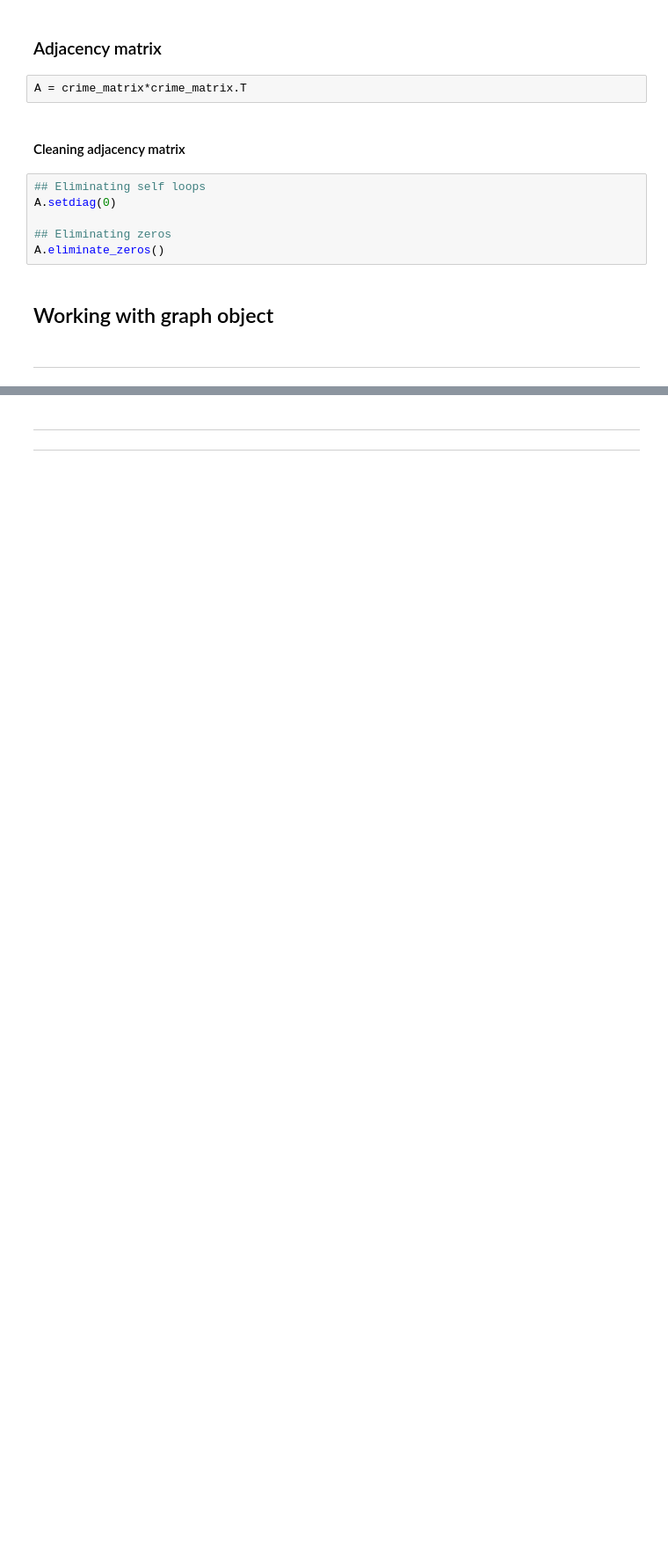
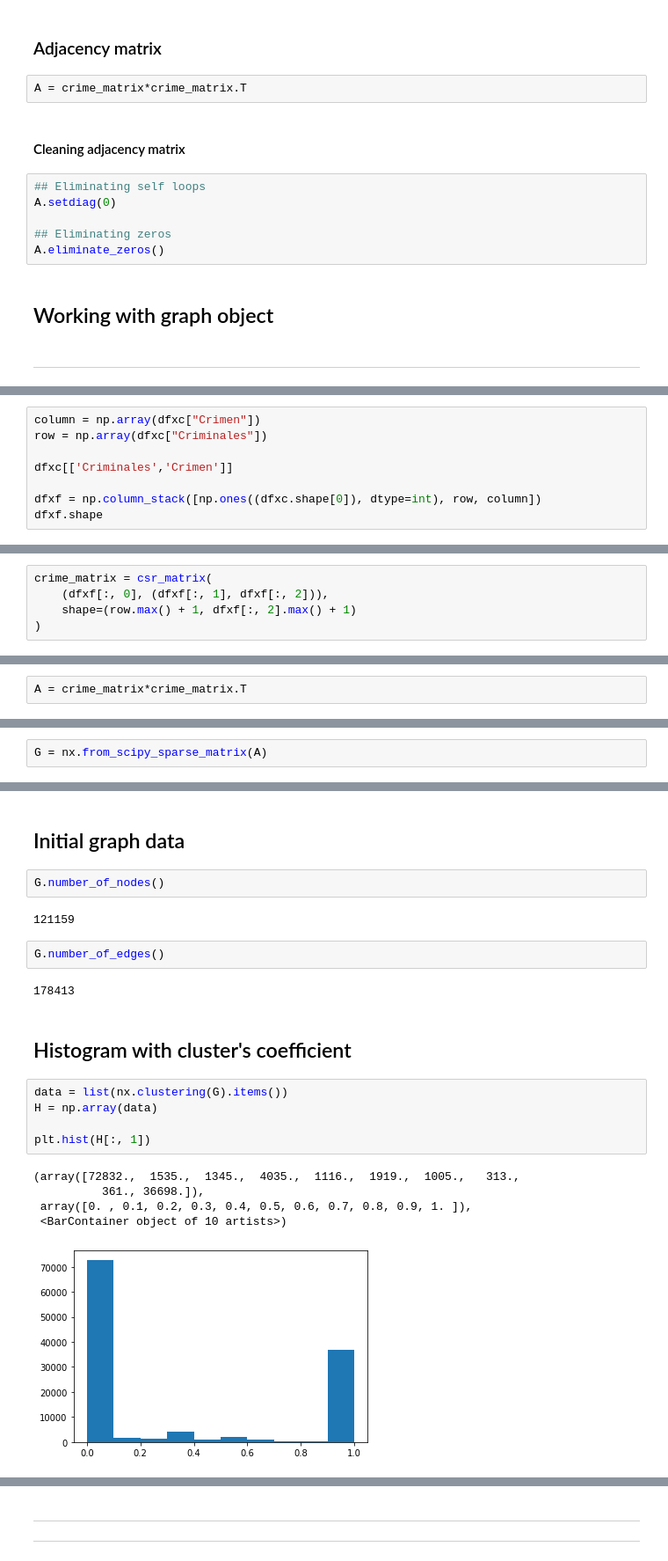
Before and after one commit to santibatte/criminal_communities, a Jupyter notebook: _robdir/rob_sandbox2.ipynb, the cells around one changed output, grey strips where cells are left out. Shown at 88% size. Drawn from its saved outputs; the diff is of its cells as text; blank space fills up the shorter version.

```diff
--- a/_robdir/rob_sandbox2.ipynb
+++ b/_robdir/rob_sandbox2.ipynb
@@ -204,0 +256,8 @@ A.eliminate_zeros()
+# %%
+column = np.array(dfxc["Crimen"])
+row = np.array(dfxc["Criminales"])
+
+dfxc[['Criminales','Crimen']]
+
+dfxf = np.column_stack([np.ones((dfxc.shape[0]), dtype=int), row, column])
+dfxf.shape
@@ -204,0 +270,5 @@ A.eliminate_zeros()
+# %%
+crime_matrix = csr_matrix(
+    (dfxf[:, 0], (dfxf[:, 1], dfxf[:, 2])),
+    shape=(row.max() + 1, dfxf[:, 2].max() + 1)
+)
@@ -204,0 +277,2 @@ A.eliminate_zeros()
+# %%
+A = crime_matrix*crime_matrix.T
@@ -204,0 +296,2 @@ A.eliminate_zeros()
+# %%
+G = nx.from_scipy_sparse_matrix(A)
@@ -204,0 +304,23 @@ A.eliminate_zeros()
+# %% [markdown]
+## Initial graph data
+# %%
+G.number_of_nodes()
+# %% [output]
+121159
+# %%
+G.number_of_edges()
+# %% [output]
+178413
+# %% [markdown]
+## Histogram with cluster's coefficient
+# %%
+data = list(nx.clustering(G).items())
+H = np.array(data)
+
+plt.hist(H[:, 1])
+# %% [output]
+(array([72832.,  1535.,  1345.,  4035.,  1116.,  1919.,  1005.,   313.,
+          361., 36698.]),
+ array([0. , 0.1, 0.2, 0.3, 0.4, 0.5, 0.6, 0.7, 0.8, 0.9, 1. ]),
+ <BarContainer object of 10 artists>)
+[figure, added]
```
Also changed, not shown: parts of 42 cells of this notebook, 1 other file.
